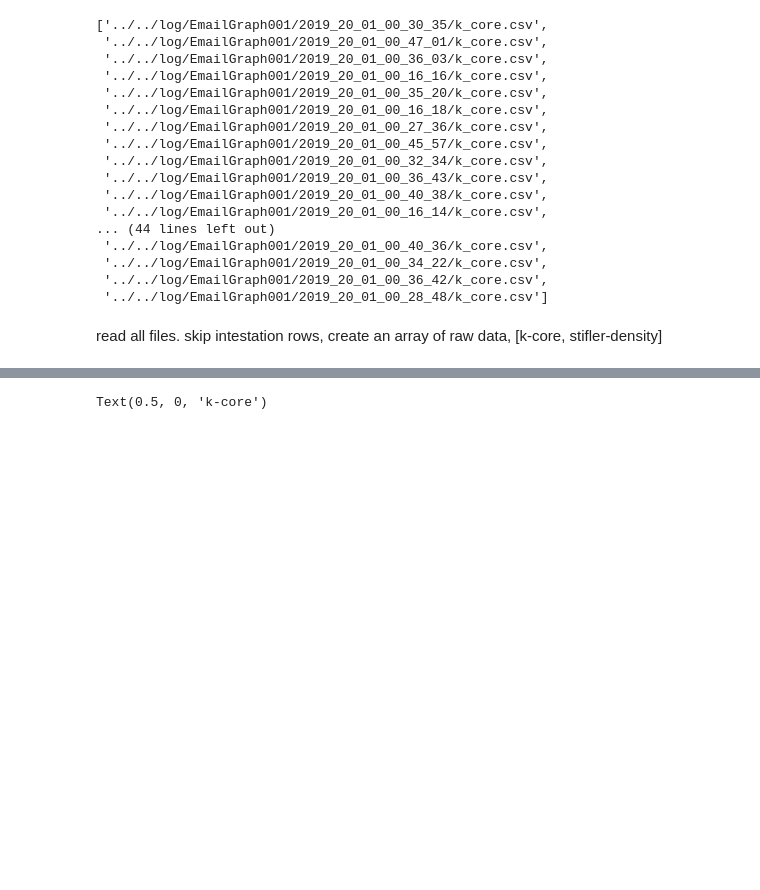
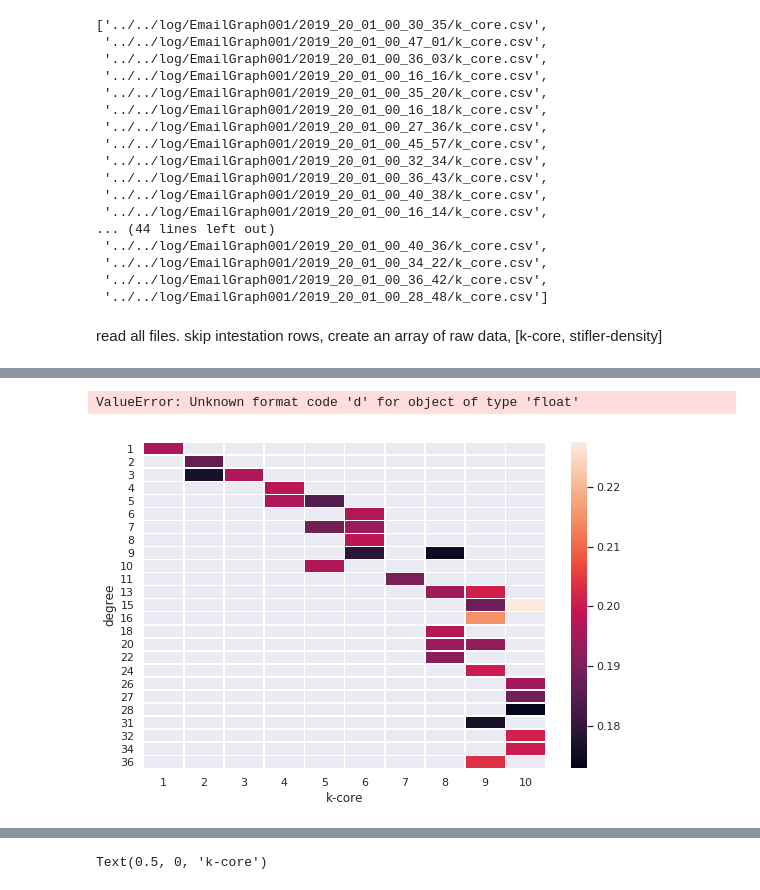
Before and after one commit to BFSteam/memory, a Jupyter notebook: jup/python/Stifler Density Over K-Core.ipynb, the cells around one changed output, grey strips where cells are left out. Cells and saved outputs as stored; diff of their text form; code cells hidden in the pictures; blank space fills up the shorter version.

Commit message:
heat map and pre process data added

```diff
--- a/jup/python/Stifler Density Over K-Core.ipynb
+++ b/jup/python/Stifler Density Over K-Core.ipynb
@@ -119,0 +162,13 @@ plt.show()
+# %%
+import seaborn as sns; sns.set()
+import pandas as pd
+flights = sns.load_dataset("flights")
+type(flights)
+df = pd.DataFrame(data={'k-core': kk, 'degree': dd, 'stiflers': rr})
+df =df.pivot("degree", "k-core", "stiflers")
+df
+f, ax = plt.subplots(figsize=(9, 6))
+sns.heatmap(df, annot=True, fmt="d", linewidths=.5, ax=ax)
+# %% [output]
+ValueError: Unknown format code 'd' for object of type 'float'
+[figure, added]
```
Also changed, not shown: parts of 8 cells of this notebook, 2 other files.
